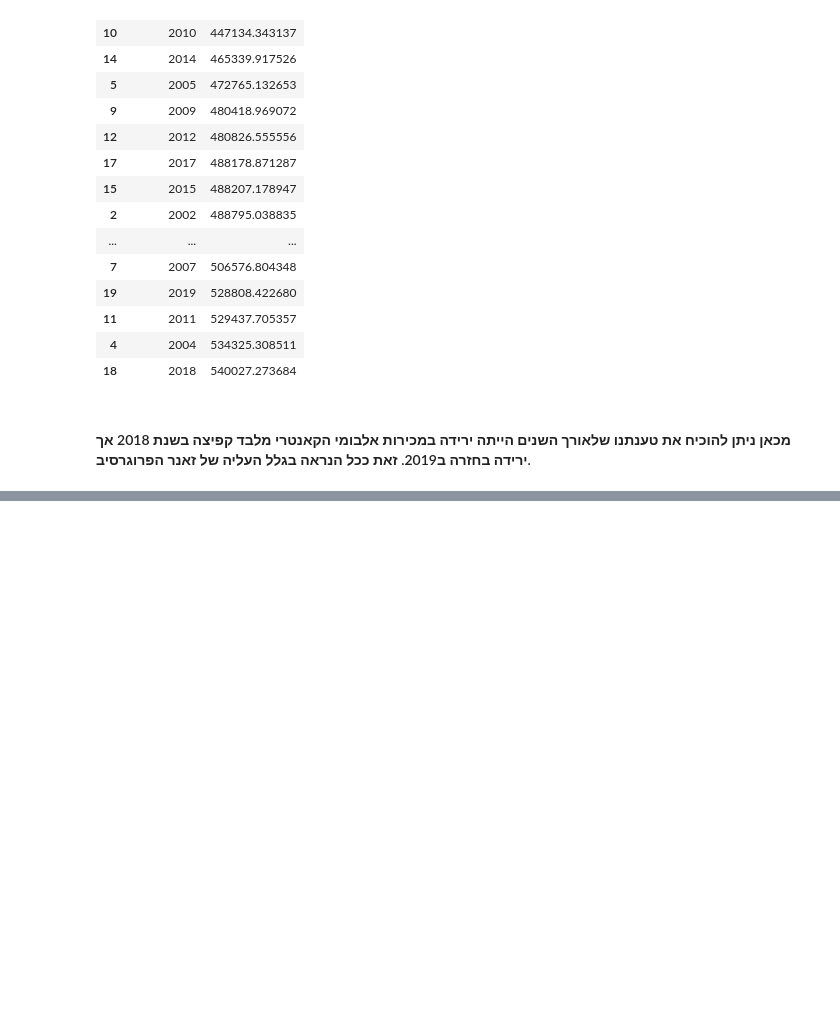
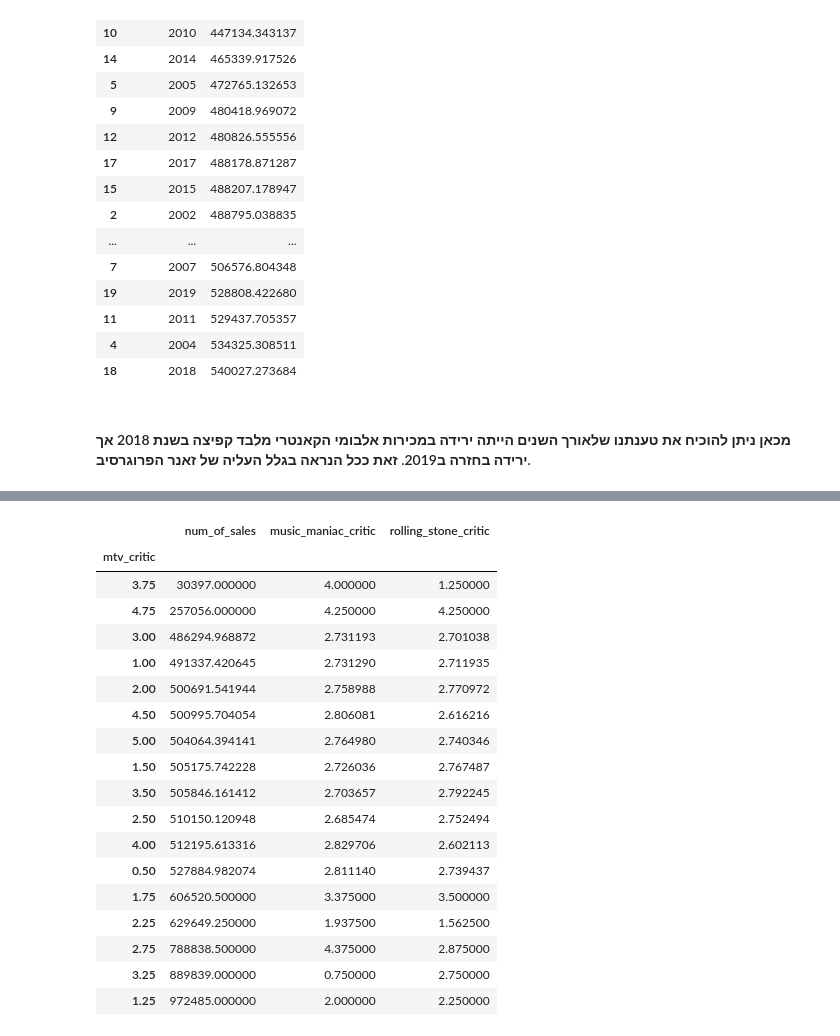
Before and after one commit to arielk318/new-project, a Jupyter notebook: last chance project.ipynb, the cells around one changed output, grey strips where cells are left out. Drawn from its saved outputs; the diff is of its cells as text; code cells hidden in the pictures; blank space fills up the shorter version.

```diff
--- a/last chance project.ipynb
+++ b/last chance project.ipynb
@@ -294,0 +323,22 @@ country.groupby(['year_of_pub'])[['num_of_sales']].mean().reset_index().sort_val
+# %%
+group3.groupby(['mtv_critic']).mean().sort_values(by = 'num_of_sales')
+# %% [output]
+|  | num_of_sales | music_maniac_critic | rolling_stone_critic |
+| mtv_critic |  |  |  |
+| 3.75 | 30397.000000 | 4.000000 | 1.250000 |
+| 4.75 | 257056.000000 | 4.250000 | 4.250000 |
+| 3.00 | 486294.968872 | 2.731193 | 2.701038 |
+| 1.00 | 491337.420645 | 2.731290 | 2.711935 |
+| 2.00 | 500691.541944 | 2.758988 | 2.770972 |
+| 4.50 | 500995.704054 | 2.806081 | 2.616216 |
+| 5.00 | 504064.394141 | 2.764980 | 2.740346 |
+| 1.50 | 505175.742228 | 2.726036 | 2.767487 |
+| 3.50 | 505846.161412 | 2.703657 | 2.792245 |
+| 2.50 | 510150.120948 | 2.685474 | 2.752494 |
+| 4.00 | 512195.613316 | 2.829706 | 2.602113 |
+| 0.50 | 527884.982074 | 2.811140 | 2.739437 |
+| 1.75 | 606520.500000 | 3.375000 | 3.500000 |
+| 2.25 | 629649.250000 | 1.937500 | 1.562500 |
+| 2.75 | 788838.500000 | 4.375000 | 2.875000 |
+| 3.25 | 889839.000000 | 0.750000 | 2.750000 |
+| 1.25 | 972485.000000 | 2.000000 | 2.250000 |
```
Also changed, not shown: parts of 15 cells of this notebook.
